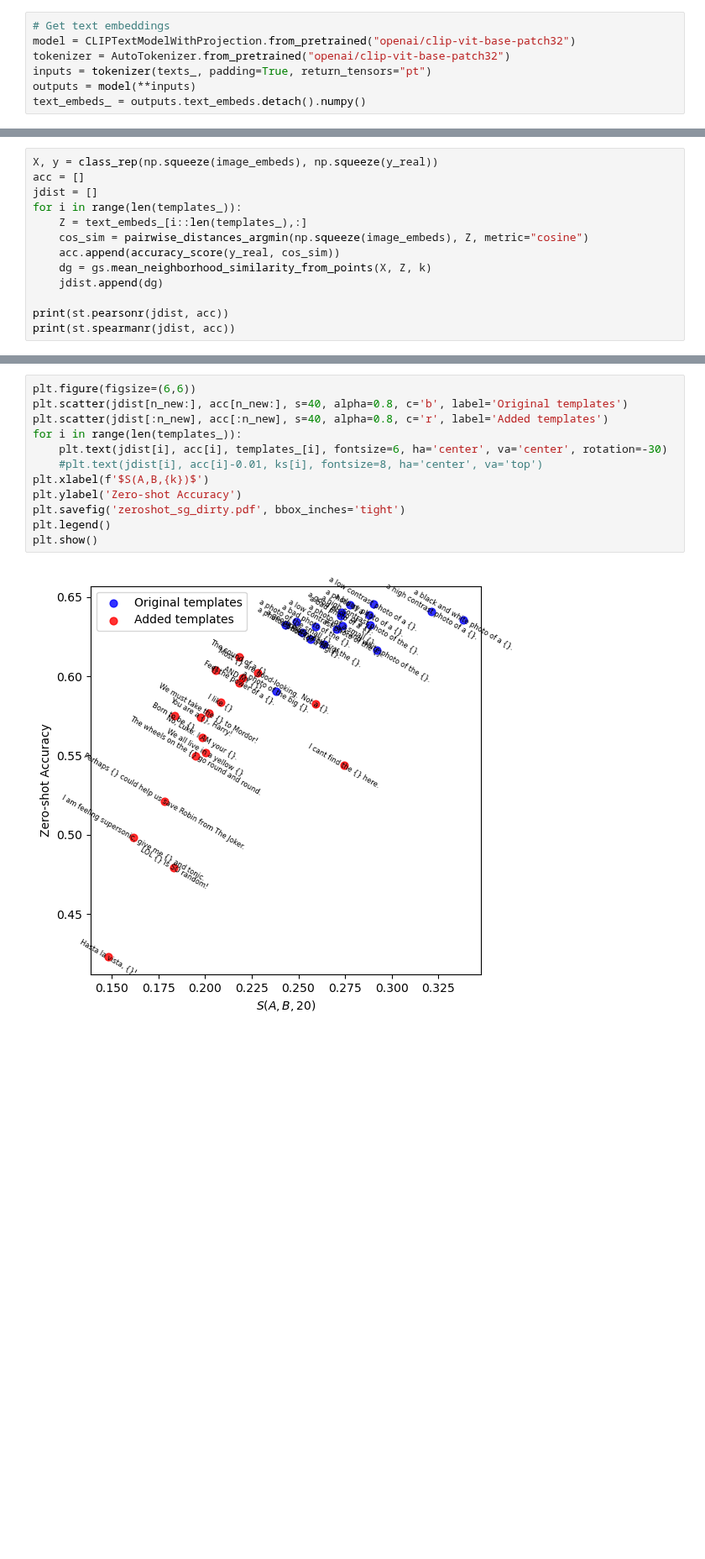
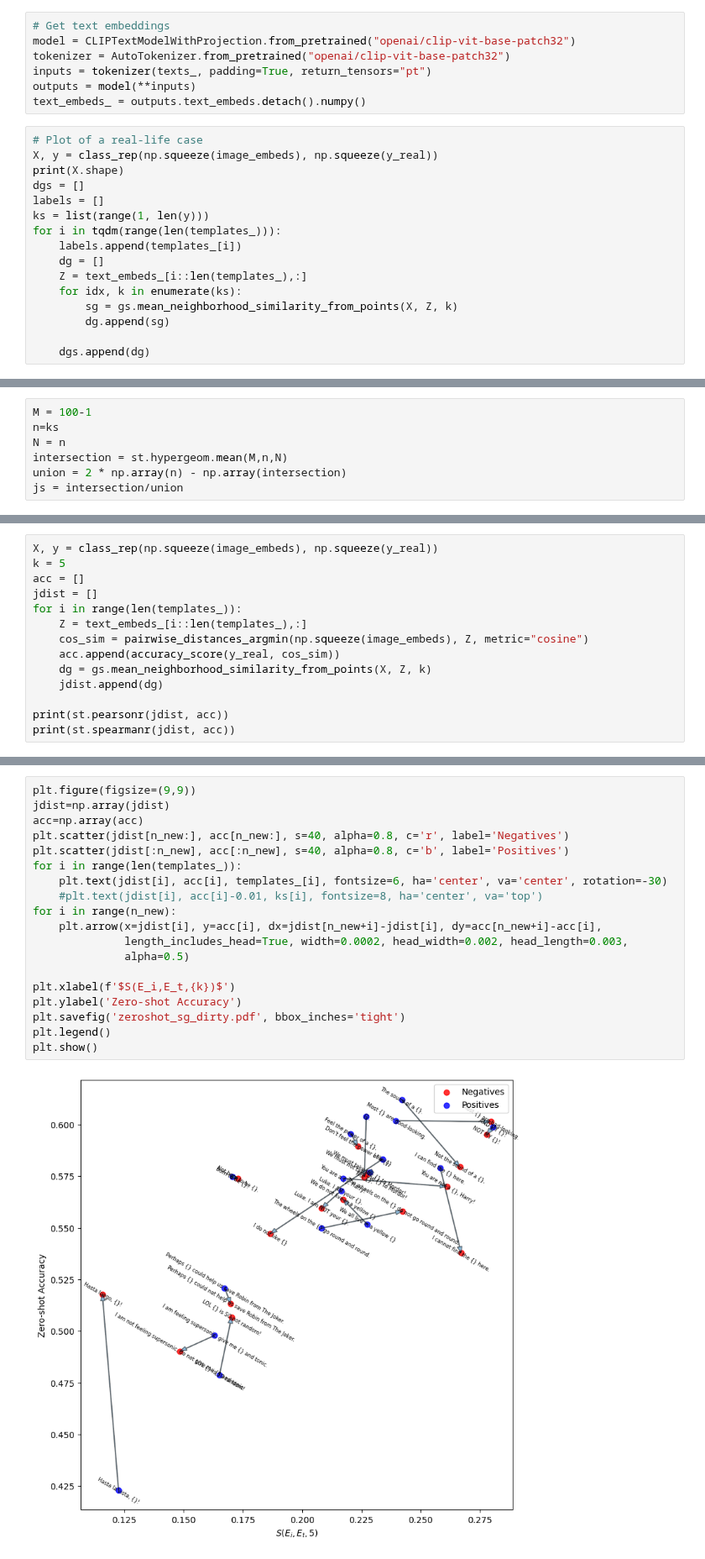
Before and after one commit to tiagoft/graph_structure, a Jupyter notebook: experiments/neurips2024/notebooks/zeroshot_clip.ipynb, the cells around one changed output, grey strips where cells are left out. Shown at 84% size. Saved outputs shown, nothing was run; the diff lists cells and outputs as text; blank space fills up the shorter version.

Commit message:
Work on normalizing figures so that they are consistent.

```diff
--- a/experiments/neurips2024/notebooks/zeroshot_clip.ipynb
+++ b/experiments/neurips2024/notebooks/zeroshot_clip.ipynb
@@ -155,3 +204,19 @@ tokenizer = AutoTokenizer.from_pretrained("openai/clip-vit-base-patch32")
 inputs = tokenizer(texts_, padding=True, return_tensors="pt")
 outputs = model(**inputs)
 text_embeds_ = outputs.text_embeds.detach().numpy()
+# %%
+# Plot of a real-life case
+X, y = class_rep(np.squeeze(image_embeds), np.squeeze(y_real))
+print(X.shape)
+dgs = []
+labels = []
+ks = list(range(1, len(y)))
+for i in tqdm(range(len(templates_))):
+    labels.append(templates_[i])
+    dg = []
+    Z = text_embeds_[i::len(templates_),:]
+    for idx, k in enumerate(ks):
+        sg = gs.mean_neighborhood_similarity_from_points(X, Z, k)
+        dg.append(sg)
+
+    dgs.append(dg)
@@ -157,0 +225,7 @@ text_embeds_ = outputs.text_embeds.detach().numpy()
+# %%
+M = 100-1
+n=ks
+N = n
+intersection = st.hypergeom.mean(M,n,N)
+union = 2 * np.array(n) - np.array(intersection)
+js = intersection/union
@@ -158,5 +303,6 @@ text_embeds_ = outputs.text_embeds.detach().numpy()
 # %%
 X, y = class_rep(np.squeeze(image_embeds), np.squeeze(y_real))
+k = 5
 acc = []
 jdist = []
 for i in range(len(templates_)):
@@ -174,14 +320,21 @@ SignificanceResult(statistic=0.8249678249678251, pvalue=6.101196469252887e-10)
 # %%
-plt.figure(figsize=(6,6))
-plt.scatter(jdist[n_new:], acc[n_new:], s=40, alpha=0.8, c='b', label='Original templates')
-plt.scatter(jdist[:n_new], acc[:n_new], s=40, alpha=0.8, c='r', label='Added templates')
+plt.figure(figsize=(9,9))
+jdist=np.array(jdist)
+acc=np.array(acc)
+plt.scatter(jdist[n_new:], acc[n_new:], s=40, alpha=0.8, c='r', label='Negatives')
+plt.scatter(jdist[:n_new], acc[:n_new], s=40, alpha=0.8, c='b', label='Positives')
 for i in range(len(templates_)):
     plt.text(jdist[i], acc[i], templates_[i], fontsize=6, ha='center', va='center', rotation=-30)
     #plt.text(jdist[i], acc[i]-0.01, ks[i], fontsize=8, ha='center', va='top')
-plt.xlabel(f'$S(A,B,{k})$')
+for i in range(n_new):
+    plt.arrow(x=jdist[i], y=acc[i], dx=jdist[n_new+i]-jdist[i], dy=acc[n_new+i]-acc[i],
+              length_includes_head=True, width=0.0002, head_width=0.002, head_length=0.003,
+              alpha=0.5)
+
+plt.xlabel(f'$S(E_i,E_t,{k})$')
 plt.ylabel('Zero-shot Accuracy')
 plt.savefig('zeroshot_sg_dirty.pdf', bbox_inches='tight')
 plt.legend()
 plt.show()
 # %% [output]
-[figure, old version]
+[figure, new version]
```
Also changed, not shown: parts of 6 cells of this notebook, 1 other file.
